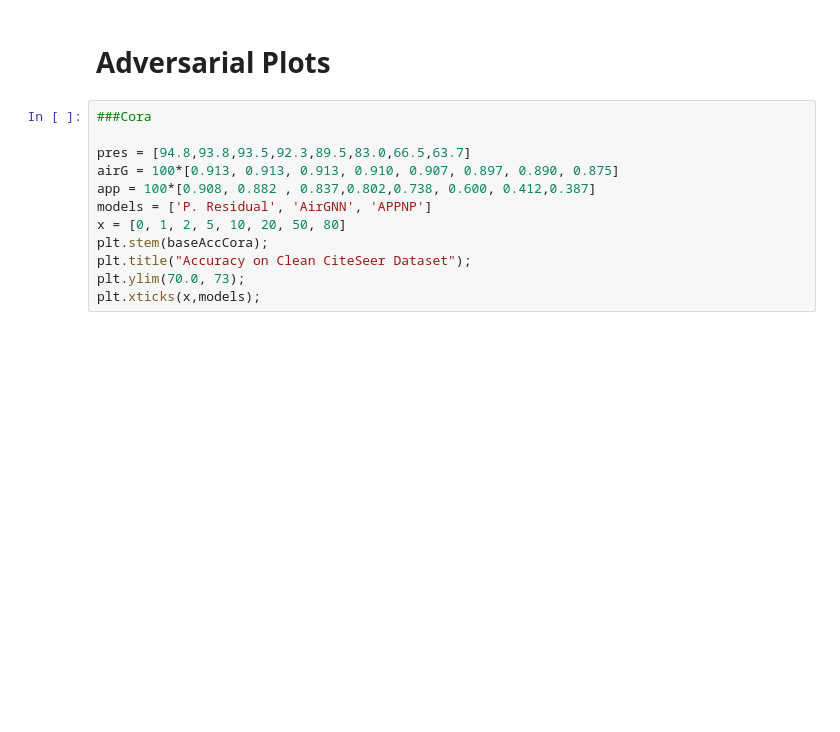
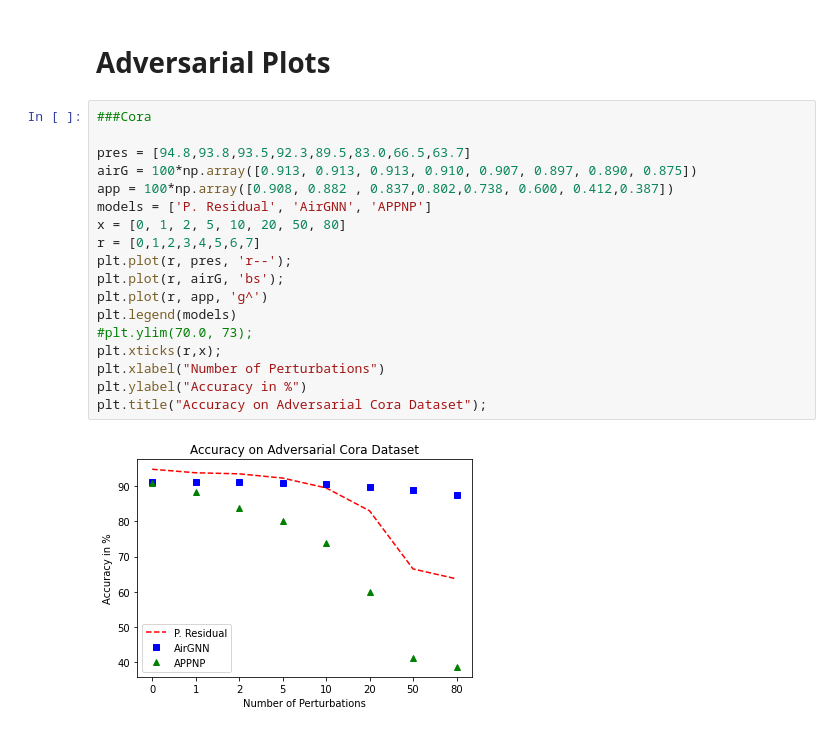
Before and after one commit to Karthik2924/Probabalistic_Graph_Residual, a Jupyter notebook: CreateGraphs_Template.ipynb, the cells around one changed output. Cells and saved outputs as stored; diff of their text form; blank space fills up the shorter version.

```diff
--- a/CreateGraphs_Template.ipynb
+++ b/CreateGraphs_Template.ipynb
@@ -52,15 +55,23 @@ plt.xticks(x,models);
 # %%
 ###Cora
 
 pres = [94.8,93.8,93.5,92.3,89.5,83.0,66.5,63.7]
-airG = 100*[0.913, 0.913, 0.913, 0.910, 0.907, 0.897, 0.890, 0.875]
-app = 100*[0.908, 0.882 , 0.837,0.802,0.738, 0.600, 0.412,0.387]
+airG = 100*np.array([0.913, 0.913, 0.913, 0.910, 0.907, 0.897, 0.890, 0.875])
+app = 100*np.array([0.908, 0.882 , 0.837,0.802,0.738, 0.600, 0.412,0.387])
 models = ['P. Residual', 'AirGNN', 'APPNP']
 x = [0, 1, 2, 5, 10, 20, 50, 80]
-plt.stem(baseAccCora);
-plt.title("Accuracy on Clean CiteSeer Dataset");
-plt.ylim(70.0, 73);
-plt.xticks(x,models);
+r = [0,1,2,3,4,5,6,7]
+plt.plot(r, pres, 'r--');
+plt.plot(r, airG, 'bs');
+plt.plot(r, app, 'g^')
+plt.legend(models)
+#plt.ylim(70.0, 73);
+plt.xticks(r,x);
+plt.xlabel("Number of Perturbations")
+plt.ylabel("Accuracy in %")
+plt.title("Accuracy on Adversarial Cora Dataset");
+# %% [output]
+[figure, added]
 # %%
 #cite seer
 
```
Also changed, not shown: parts of 6 cells of this notebook.
